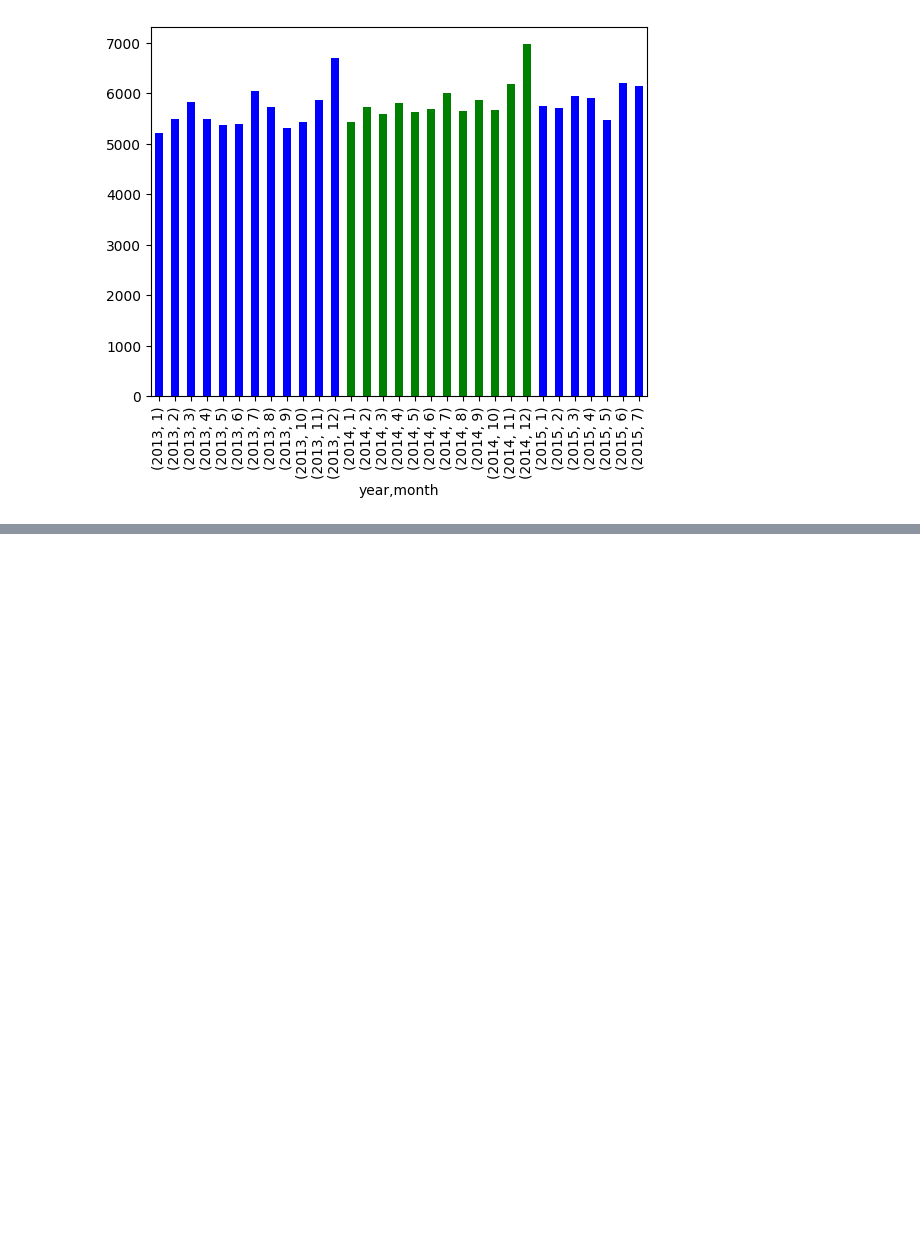
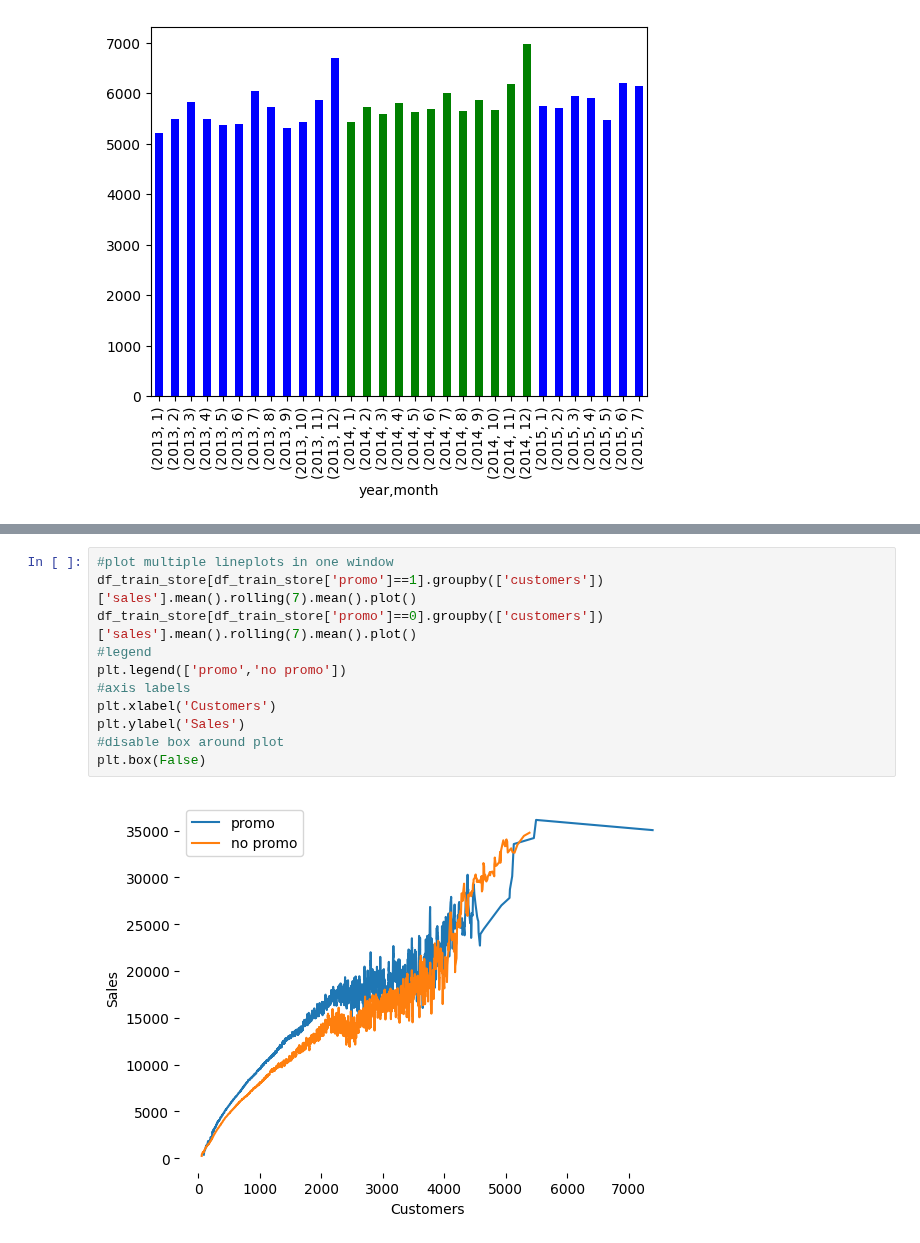
Before and after one commit to Bratpfannengamer/Rossmann, a Jupyter notebook: notebook_Till.ipynb, the cells around one changed output, grey strips where cells are left out. Drawn from its saved outputs; the diff is of its cells as text; blank space fills up the shorter version.

```diff
--- a/notebook_Till.ipynb
+++ b/notebook_Till.ipynb
@@ -250,0 +287,13 @@ df_train_store.groupby(['year','month'])['sales'].mean().plot(kind='bar', color=
+# %%
+#plot multiple lineplots in one window
+df_train_store[df_train_store['promo']==1].groupby(['customers'])['sales'].mean().rolling(7).mean().plot()
+df_train_store[df_train_store['promo']==0].groupby(['customers'])['sales'].mean().rolling(7).mean().plot()
+#legend
+plt.legend(['promo','no promo'])
+#axis labels
+plt.xlabel('Customers')
+plt.ylabel('Sales')
+#disable box around plot
+plt.box(False)
+# %% [output]
+[figure, added]
```
Also changed, not shown: parts of 8 cells of this notebook, 1 other file.
